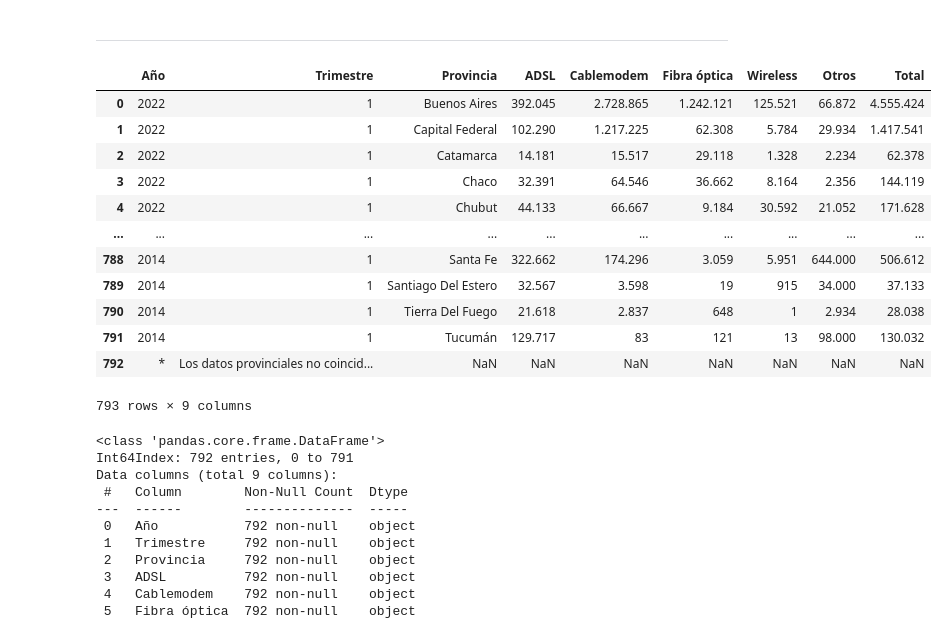
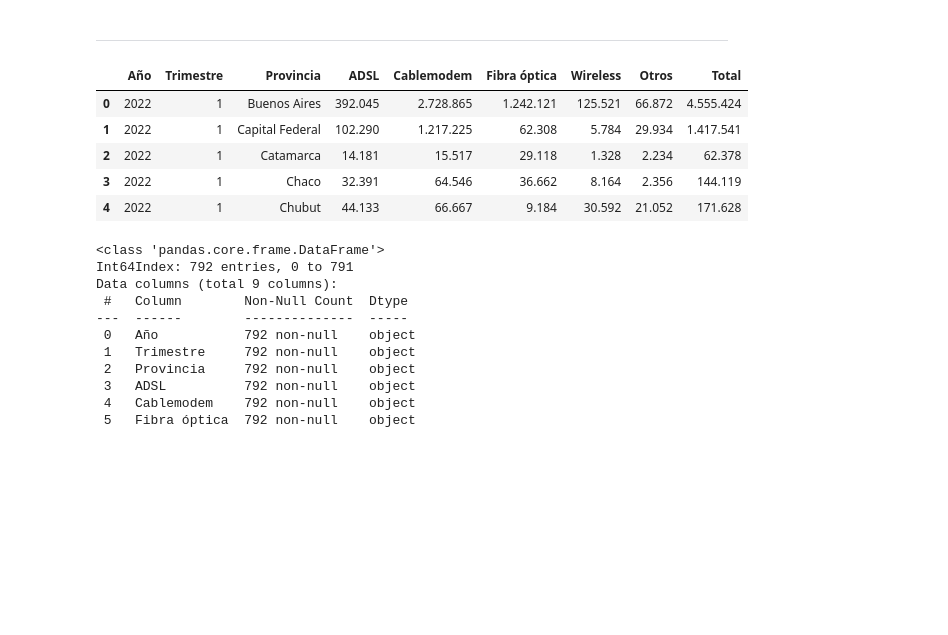
Before and after one commit to Galo0000/Analitics_Proyect, a Jupyter notebook: otro.ipynb, the cells around one changed output. Saved outputs shown, nothing was run; the diff lists cells and outputs as text; code cells hidden in the pictures; blank space fills up the shorter version.

```diff
--- a/otro.ipynb
+++ b/otro.ipynb
@@ -177,22 +274,15 @@ df.to_pickle('./Internet_datasets/Acceso_Internet_Fijo_por_rangos_velocidad_baja
 # %% [markdown]
 ***
 # %%
-df = pd.read_csv('./Internet/Acceso_Internet_fijo_por_tecnología_y_provincia.csv',delimiter=',')
-df
+df = pd.read_csv(f'./Internet/{dataframes[5]}',delimiter=',')
+df.head()
 # %% [output]
 |  | Año | Trimestre | Provincia | ADSL | Cablemodem | Fibra óptica | Wireless | Otros | Total |
 | 0 | 2022 | 1 | Buenos Aires | 392.045 | 2.728.865 | 1.242.121 | 125.521 | 66.872 | 4.555.424 |
 | 1 | 2022 | 1 | Capital Federal | 102.290 | 1.217.225 | 62.308 | 5.784 | 29.934 | 1.417.541 |
 | 2 | 2022 | 1 | Catamarca | 14.181 | 15.517 | 29.118 | 1.328 | 2.234 | 62.378 |
 | 3 | 2022 | 1 | Chaco | 32.391 | 64.546 | 36.662 | 8.164 | 2.356 | 144.119 |
 | 4 | 2022 | 1 | Chubut | 44.133 | 66.667 | 9.184 | 30.592 | 21.052 | 171.628 |
-| ... | ... | ... | ... | ... | ... | ... | ... | ... | ... |
-| 788 | 2014 | 1 | Santa Fe | 322.662 | 174.296 | 3.059 | 5.951 | 644.000 | 506.612 |
-| 789 | 2014 | 1 | Santiago Del Estero | 32.567 | 3.598 | 19 | 915 | 34.000 | 37.133 |
-| 790 | 2014 | 1 | Tierra Del Fuego | 21.618 | 2.837 | 648 | 1 | 2.934 | 28.038 |
-| 791 | 2014 | 1 | Tucumán | 129.717 | 83 | 121 | 13 | 98.000 | 130.032 |
-| 792 | * | Los datos provinciales no coincid... | NaN | NaN | NaN | NaN | NaN | NaN | NaN |
-793 rows × 9 columns
 # %%
 df.info()
 # %% [output]
```
Also changed, not shown: parts of 28 cells of this notebook, 1 other file.
